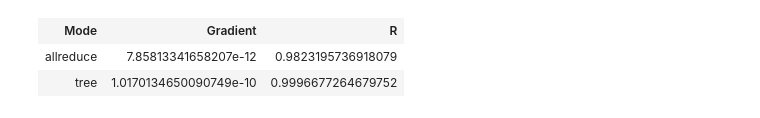
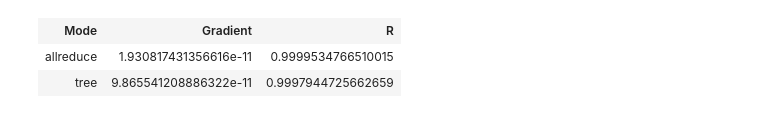
Before and after one commit to stelzch/allreduce, a Jupyter notebook: benchmarks/visualize.ipynb, the cells around one changed output. Cells and saved outputs as stored; diff of their text form; code cells hidden in the pictures.

Commit message:
Add benchmark results from i10pc135

```diff
--- a/benchmarks/visualize.ipynb
+++ b/benchmarks/visualize.ipynb
@@ -1,3 +29,5 @@
+# %%
+run_id = 3
 # %%
 %matplotlib notebook
 import sqlite3
@@ -7,17 +37,10 @@ from matplotlib.ticker import EngFormatter
 from scipy.stats import linregress
 
 # warning: not safe from SQL injection
-def fetch_data(cluster_size, mode):
-    con = sqlite3.connect('file:results.db?mode=ro', uri=True)
-    cur = con.cursor()
-
-    cur.execute(f"SELECT n_summands, datafile, time_ns, stddev FROM results WHERE mode = ? AND cluster_size = ?",
-               (mode, cluster_size))
-
-
-    a = cur.fetchall()
-    con.close()
-    return a
+def fetch_data(mode):
+    cur.execute(f"SELECT n_summands, datafile, time_ns, stddev, repetitions FROM results WHERE mode = ?" \
+                "AND run_id = ?",
+               (mode, run_id))
 
 def datasets():
     with sqlite3.connect('file:results.db?mode=ro', uri=True) as con:
@@ -28,9 +51,6 @@ def xye(data):
     y = list(map(lambda x: x[2] / 1e9, data)) # time_ns
     e = list(map(lambda x: x[3] / 1e9, data)) # stddev
     return x, y, e
-
-
-cluster_size = 128
 
 settings = {
     "allreduce": {
@@ -65,7 +85,12 @@ for mode, v in settings.items():
     if not v["include"]:
         continue
 
-    ar_x, ar_y, ar_error = xye(fetch_data(cluster_size, mode))
+    fetch_data(mode)
+    data = cur.fetchall()
+    display(HTML(f"<h4>{mode}</h4>"))
+    display_result(cur, data)
+
+    ar_x, ar_y, ar_error = xye(data)
     ax.errorbar(ar_x, ar_y, yerr=ar_error, fmt=v["fmt"], label=v["label"])
 
     if linreg:
@@ -88,28 +135,26 @@ plt.savefig(fname="figure.svg")
 # %%
-from IPython.display import HTML, display
-
-def display_table(data, header = []):
+def display_table2(data, header = []):
     html = "<table>"
     if len(header) > 0:
         html += "<tr>" + "".join(["<th>" + h + "</th>" for h in header])
     for row in data:
         html += "<tr>"
         for field in row:
             html += "<td>%s</td>"%(field)
         html += "</tr>"
     html += "</table>"
     display(HTML(html))
 
 if linreg:
     header = ["Mode", "Gradient", "R"]
     t = [((mode,
           settings[mode]["linreg"][0],
           settings[mode]["linreg"][2]) if settings[mode]["include"] else []) for mode in settings.keys()]
-    display_table(t, header=header)
+    display_table2(t, header=header)
 # %% [output]
 | Mode | Gradient | R |
-| allreduce | 7.85813341658207e-12 | 0.9823195736918079 |
-| tree | 1.0170134650090749e-10 | 0.9996677264679752 |
+| allreduce | 1.930817431356616e-11 | 0.9999534766510015 |
+| tree | 9.865541208886322e-11 | 0.9997944725662659 |
 # %%
 if linreg:
     slowdown = settings["tree"]["linreg"][0] / settings["allreduce"]["linreg"][0]
```
Also changed, not shown: parts of 3 cells of this notebook, 1 other file.
